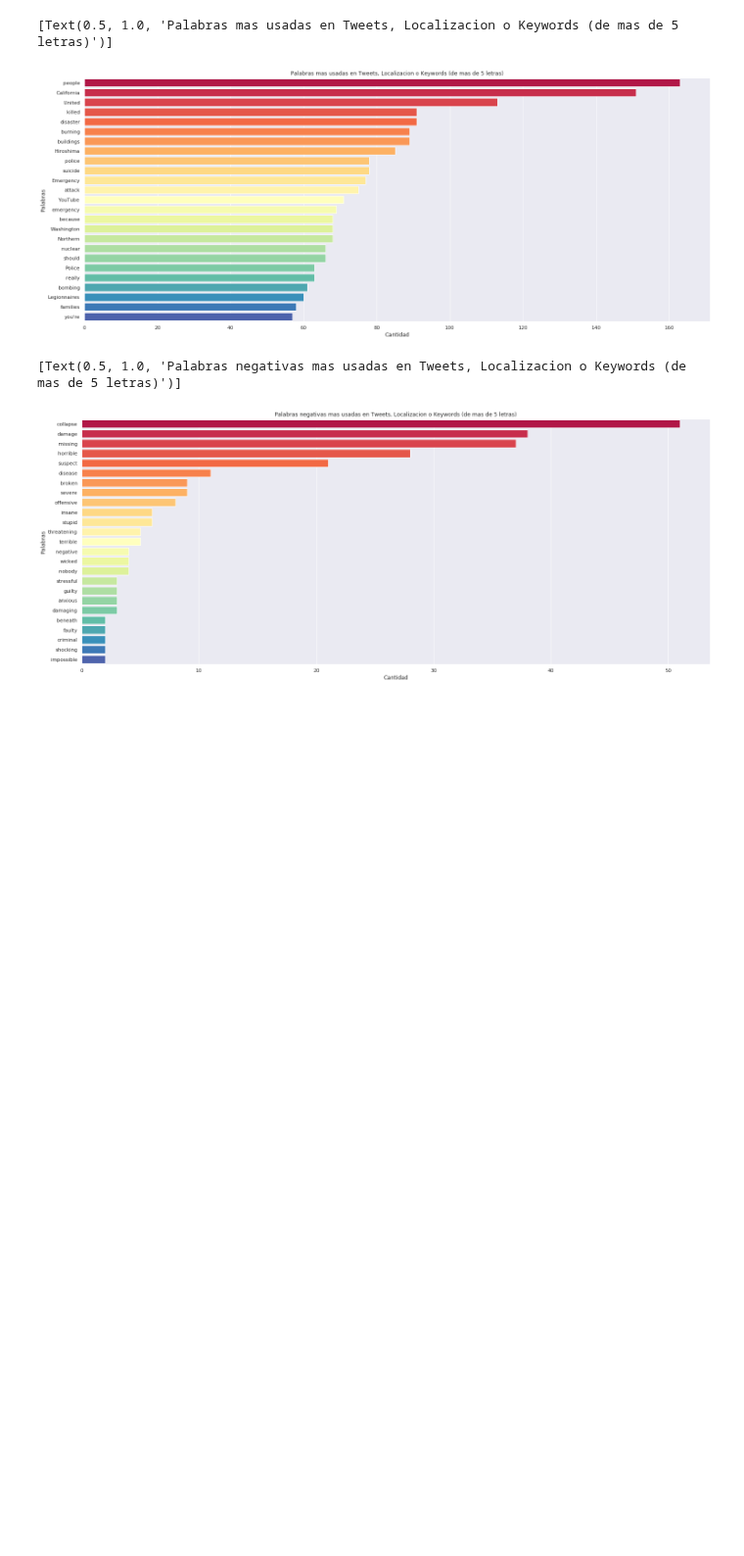
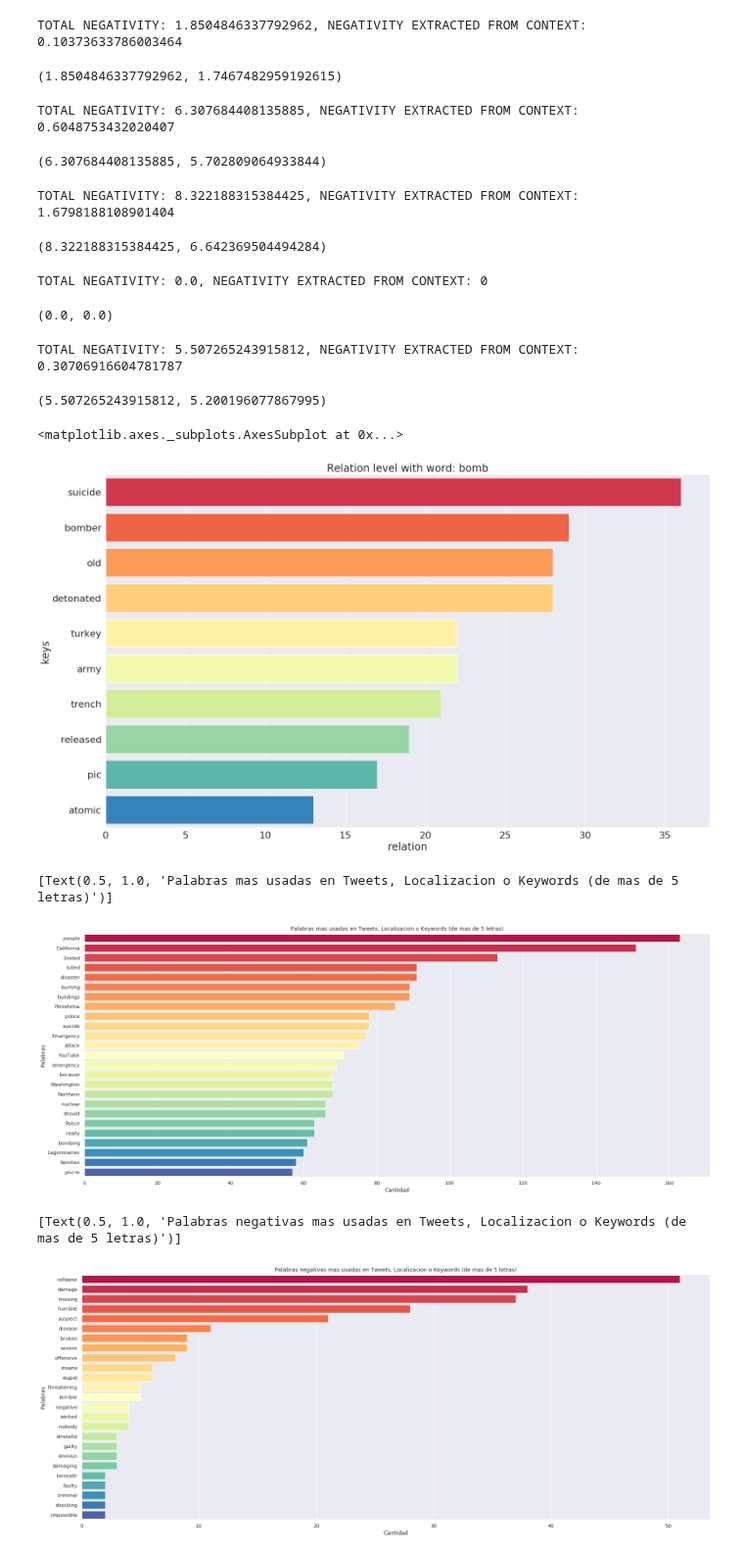
Before and after one commit to axelmpm/TP1_DATOS_1C_2020, a Jupyter notebook: Axel/A_AnalisisExploratorio.ipynb, the cells around one changed output. Shown at 98% size. Cells and saved outputs as stored; diff of their text form; code cells hidden in the pictures; blank space fills up the shorter version.

Commit message:
Axel finaliza reconocedor de negatividad de frases por negatividad intrinseca y contextual

```diff
--- a/Axel/A_AnalisisExploratorio.ipynb
+++ b/Axel/A_AnalisisExploratorio.ipynb
@@ -33,5 +34,35 @@ Contextual map loaded
+# %%
+getTextNegativity("one little bird is havin fun",context)
+# %% [output]
+TOTAL NEGATIVITY: 1.8504846337792962, NEGATIVITY EXTRACTED FROM CONTEXT: 0.10373633786003464
+(1.8504846337792962, 1.7467482959192615)
+# %%
+getTextNegativity("one little bird is being murdered after being exposed to a bomb accident",context)
+# %% [output]
+TOTAL NEGATIVITY: 6.307684408135885, NEGATIVITY EXTRACTED FROM CONTEXT: 0.6048753432020407
+(6.307684408135885, 5.702809064933844)
+# %%
+getTextNegativity("one little bird is being murdered after being exposed to a bomb suicide accident",context)
+# %% [output]
+TOTAL NEGATIVITY: 8.322188315384425, NEGATIVITY EXTRACTED FROM CONTEXT: 1.6798188108901404
+(8.322188315384425, 6.642369504494284)
+# %%
+text = 'robbery robbery robbery robbery robbery'
+getTextNegativity(text,context)
+# %% [output]
+TOTAL NEGATIVITY: 0.0, NEGATIVITY EXTRACTED FROM CONTEXT: 0
+(0.0, 0.0)
+# %%
+text = 'a million people died in a earthquake in japan'
+getTextNegativity(text,context)
+# %% [output]
+TOTAL NEGATIVITY: 5.507265243915812, NEGATIVITY EXTRACTED FROM CONTEXT: 0.30706916604781787
+(5.507265243915812, 5.200196077867995)
 # %%
-word = 'people'
+word = 'bomb'
 df = dicToDataFrame(dict(context.related(word , r = 10, restrict = True)))
 barplot('values','keys', df, xLabel = 'relation', title = 'Relation level with word: ' + word,
         fontSize = 2, figY = 15)
+# %% [output]
+<matplotlib.axes._subplots.AxesSubplot at 0x...>
+[figure, added]
```
Also changed, not shown: parts of 2 cells of this notebook.
